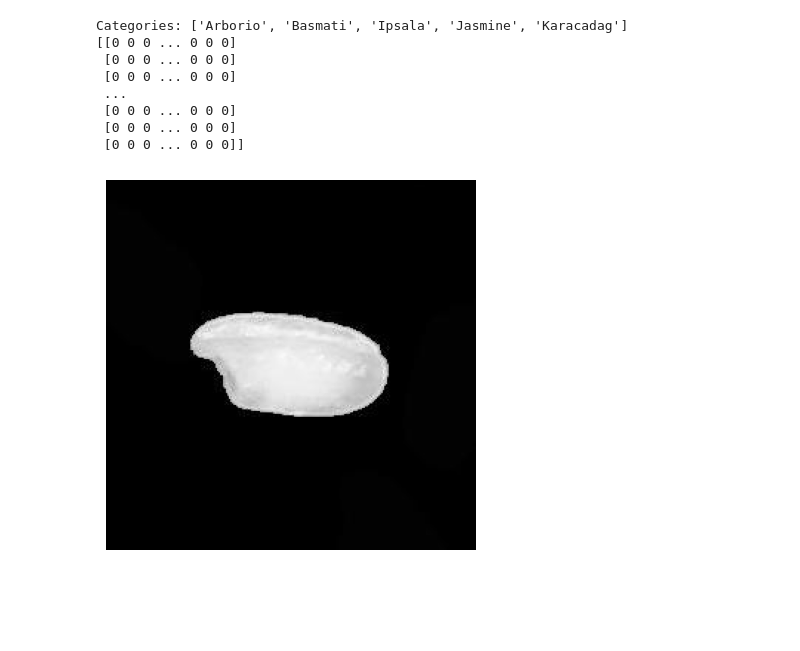
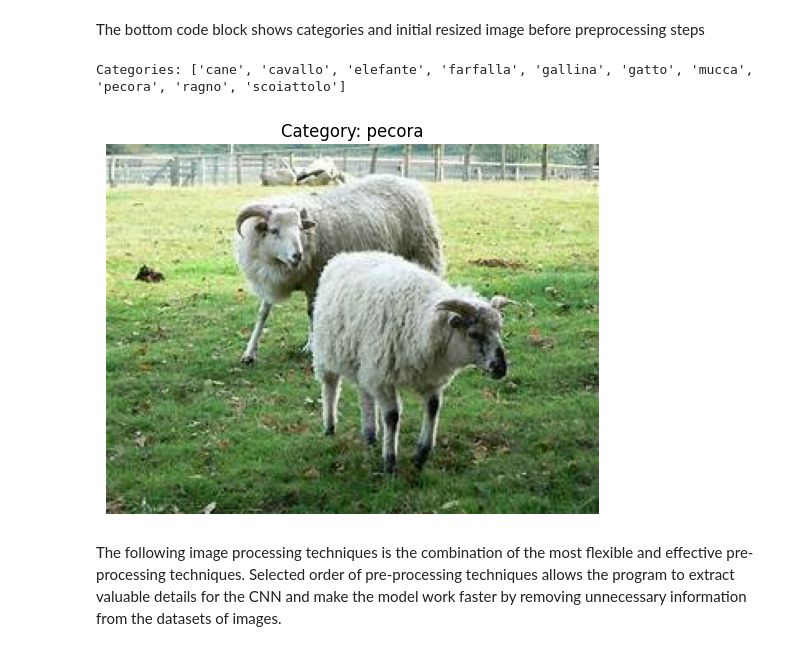
Before and after one commit to ItzInten/Image_Processing, a Jupyter notebook: ImageProcessing.ipynb, the cells around one changed output. Saved outputs shown, nothing was run; the diff lists cells and outputs as text; code cells hidden in the pictures; blank space fills up the shorter version.

```diff
--- a/ImageProcessing.ipynb
+++ b/ImageProcessing.ipynb
@@ -12,8 +30,8 @@ import opendatasets as od
 # %%
-filename = "Rice_Image_Dataset"
-if not os.path.exists(filename):
+filename = "rice-image-dataset/Rice_Image_Dataset" #change the filename to specified directory
+if not os.path.exists(filename): #checks whether the folder exists or not
     print("Downloading the dataset...")
-    od.download("https://www.kaggle.com/datasets/muratkokludataset/rice-image-dataset?select=Rice_Image_Dataset")
-else:
+    od.download("https://www.kaggle.com/datasets/muratkokludataset/rice-image-dataset?select=Rice_Image_Dataset") #dataset download
+else: #shows the message if dataset is already downloaded
     print("Dataset file already exists.")
 # %% [output]
@@ -22,29 +39,25 @@ Skipping, found downloaded files in ".\rice-image-dataset" (use force=True to fo
+# %% [markdown]
+The bottom code block shows categories and initial resized image before preprocessing steps
 # %%
-directory = 'rice-image-dataset/Rice_Image_Dataset'
+categories = [folder for folder in os.listdir(filename) if os.path.isdir(os.path.join(filename, folder))] #categories in the dataset
 
-categories = [folder for folder in os.listdir(directory) if os.path.isdir(os.path.join(directory, folder))]
+print("Categories:", categories) #print the categories
 
-print("Categories:", categories)
+random_category = random.choice(categories) #randomising categories and images to show pictures in their original condition
+path = os.path.join(filename, random_category)
+random_image = random.choice(os.listdir(path)) #choosing random image from the dataset
 
-for cl in categories:
-    path = os.path.join(directory, cl)
-    for img_path in os.listdir(path):
-        img = cv2.imread(os.path.join(path, img_path), cv2.IMREAD_GRAYSCALE)
-        plt.imshow(img, cmap="gray")
-        plt.axis('off')
-        break
-    break
-
-print(img)
+img = cv2.imread(os.path.join(path, random_image))
+img = cv2.cvtColor(img, cv2.COLOR_BGR2RGB)
+plt.imshow(img) #displaying images
+plt.axis('off')
+plt.title(f"Category: {random_category}") #specifies category
+plt.show()
 # %% [output]
-Categories: ['Arborio', 'Basmati', 'Ipsala', 'Jasmine', 'Karacadag']
-[[0 0 0 ... 0 0 0]
- [0 0 0 ... 0 0 0]
- [0 0 0 ... 0 0 0]
- ...
- [0 0 0 ... 0 0 0]
- [0 0 0 ... 0 0 0]
- [0 0 0 ... 0 0 0]]
+Categories: ['cane', 'cavallo', 'elefante', 'farfalla', 'gallina', 'gatto', 'mucca', 'pecora', 'ragno', 'scoiattolo']
-[figure, old version]
+[figure, new version]
+# %% [markdown]
+The following image processing techniques is the combination of the most flexible and effective pre-processing techniques.
+Selected order of pre-processing techniques allows the program to extract valuable details for the CNN and make the model work faster by removing unnecessary information from the datasets of images.
 # %%
 def image_preprocessing(img):
```
Also changed, not shown: parts of 13 cells of this notebook.
